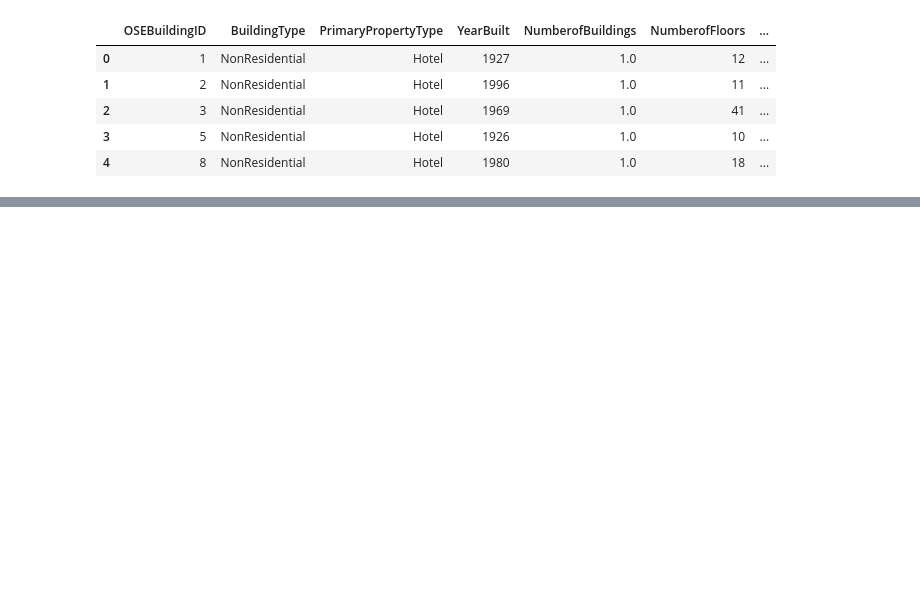
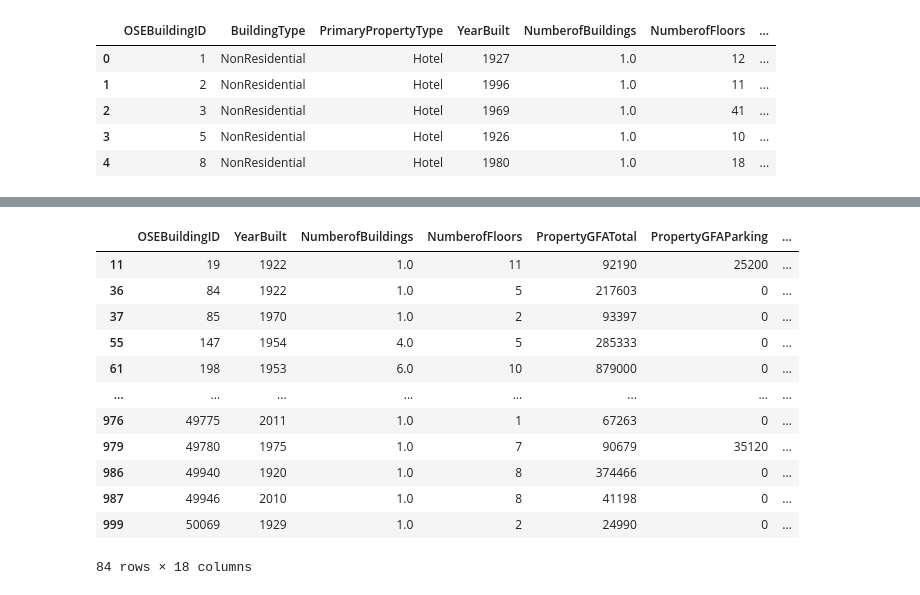
Before and after one commit to Vinyl-237/Anticipez-les-besoins-en-consommation-de-b-timents, a Jupyter notebook: noteBook.ipynb, the cells around one changed output, grey strips where cells are left out. Cells and saved outputs as stored; diff of their text form; code cells hidden in the pictures; blank space fills up the shorter version.

Commit message:
Début de traitement des outliers

```diff
--- a/noteBook.ipynb
+++ b/noteBook.ipynb
@@ -341,0 +356,9 @@ La dataframe contient 1545 lignes et 22 colonnes.
+# %%
+# Choix des variables finales
+quali = ['OSEBuildingID', 'YearBuilt']
+quanti = ['NumberofBuildings', 'NumberofFloors', 'PropertyGFATotal', 'PropertyGFAParking', 'PropertyGFABuilding(s)', 'SiteEUI(kBtu/sf)', 'SiteEUIWN(kBtu/sf)',
+         'SourceEUI(kBtu/sf)', 'SourceEUIWN(kBtu/sf)', 'SiteEnergyUse(kBtu)', 'SiteEnergyUseWN(kBtu)', 'SteamUse(kBtu)', 'Electricity(kBtu)', 'NaturalGas(kBtu)', 'GHGEmissionsIntensity', 'ENERGYSTARScore']
+
+# Dataframe finale
+data_final = data_select_filtre[quali + quanti]
+data_final.head()
@@ -341,0 +407,4 @@ La dataframe contient 1545 lignes et 22 colonnes.
+# %%
+# Suppression des valeurs manquantes
+data_final = data_final.dropna().reset_index(drop=True)
+data_final.head()
@@ -341,0 +418,28 @@ La dataframe contient 1545 lignes et 22 colonnes.
+# %%
+# Détection des valeurs abérrantes
+## Methode de l'intervalle interquartile des variables quantitatives
+def detectOutlierIqr(data, column):
+    Q1 = data[column].quantile(0.25)
+    Q3 = data[column].quantile(0.75)
+    IQR = Q3 - Q1
+    lower_bound = Q1 - 1.5 * IQR
+    upper_bound = Q3 + 1.5 * IQR
+    outliers = data[(data[column] < lower_bound) | (data[column] > upper_bound)]
+    return outliers
+
+outlier = detectOutlierIqr(data_final, "SiteEUI(kBtu/sf)")
+outlier
+# %% [output]
+|  | OSEBuildingID | YearBuilt | NumberofBuildings | NumberofFloors | PropertyGFATotal | PropertyGFAParking | ... |
+| 11 | 19 | 1922 | 1.0 | 11 | 92190 | 25200 | ... |
+| 36 | 84 | 1922 | 1.0 | 5 | 217603 | 0 | ... |
+| 37 | 85 | 1970 | 1.0 | 2 | 93397 | 0 | ... |
+| 55 | 147 | 1954 | 4.0 | 5 | 285333 | 0 | ... |
+| 61 | 198 | 1953 | 6.0 | 10 | 879000 | 0 | ... |
+| ... | ... | ... | ... | ... | ... | ... | ... |
+| 976 | 49775 | 2011 | 1.0 | 1 | 67263 | 0 | ... |
+| 979 | 49780 | 1975 | 1.0 | 7 | 90679 | 35120 | ... |
+| 986 | 49940 | 1920 | 1.0 | 8 | 374466 | 0 | ... |
+| 987 | 49946 | 2010 | 1.0 | 8 | 41198 | 0 | ... |
+| 999 | 50069 | 1929 | 1.0 | 2 | 24990 | 0 | ... |
+84 rows × 18 columns
```
Also changed, not shown: parts of 13 cells of this notebook.
